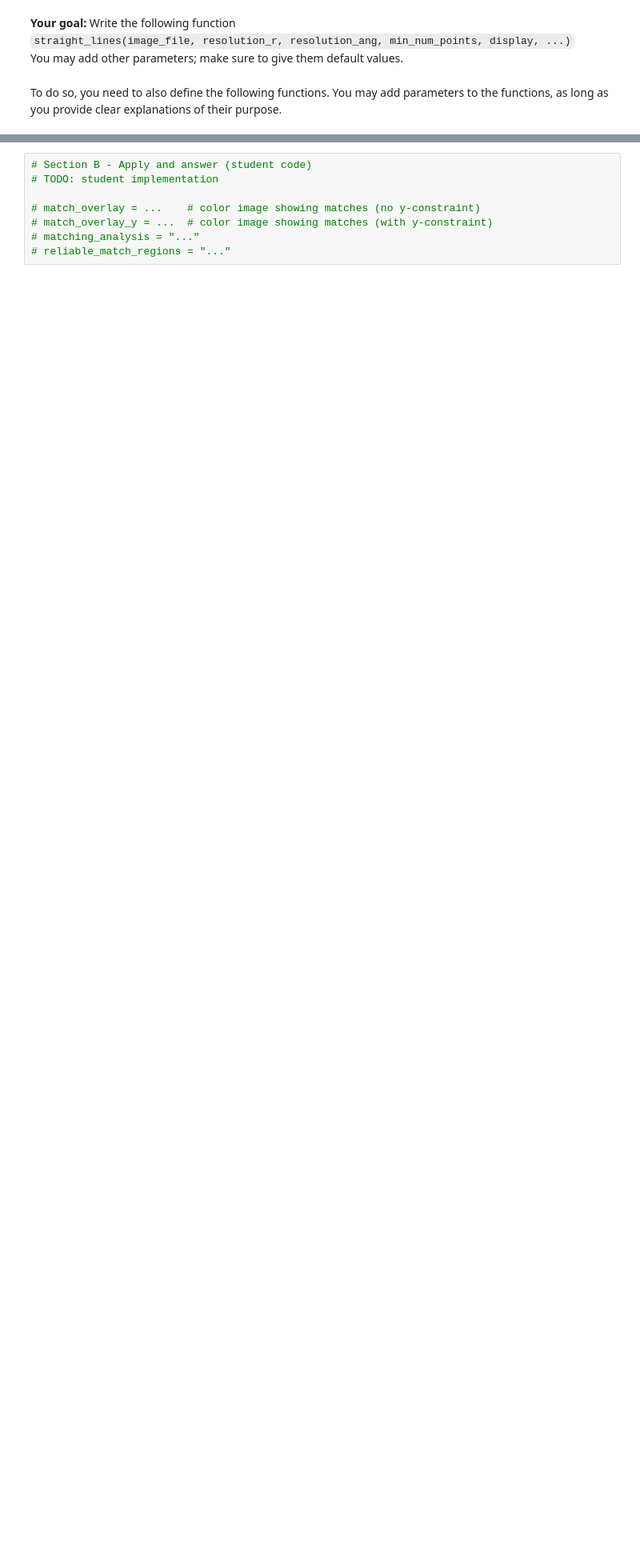
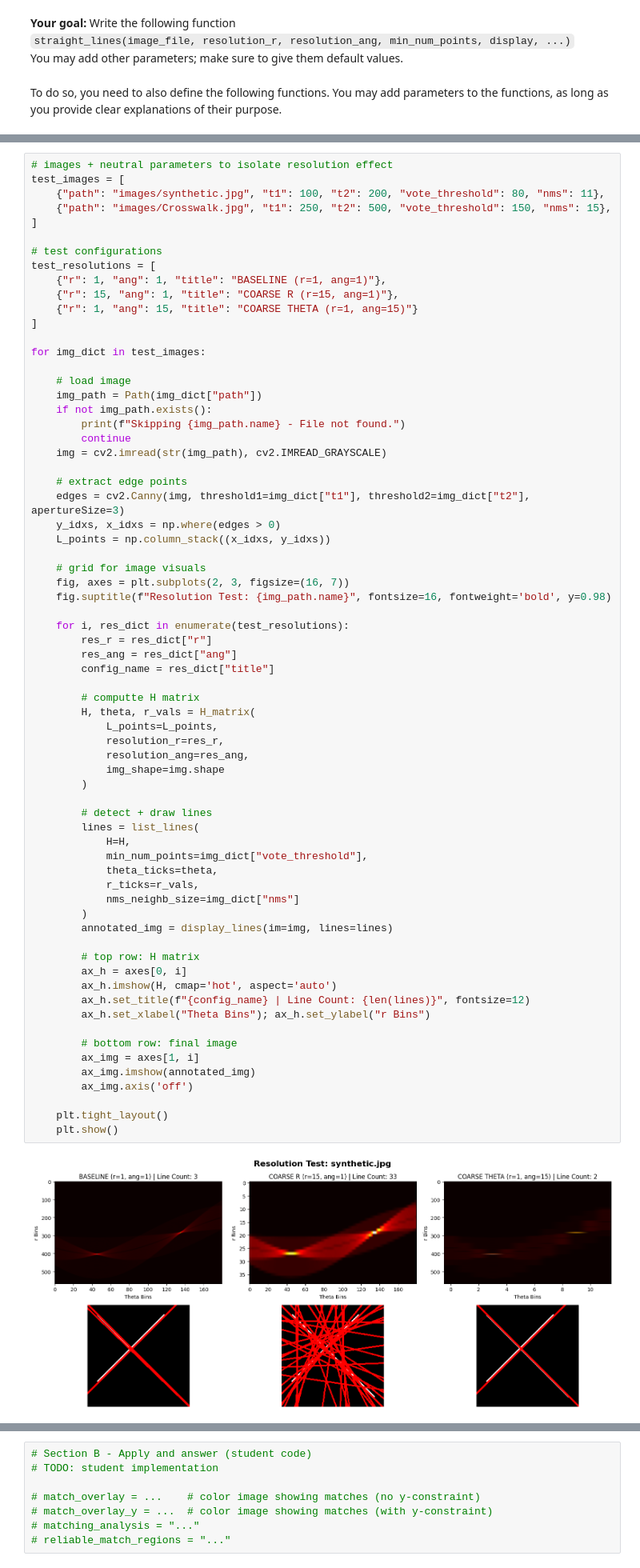
Before and after one commit to shaytanne/runi-cv-hw, a Jupyter notebook: hw2/hw2_ID_ID.ipynb, the cells around one changed output, grey strips where cells are left out. Shown at 80% size. Cells and saved outputs as stored; diff of their text form; blank space fills up the shorter version.

```diff
--- a/hw2/hw2_ID_ID.ipynb
+++ b/hw2/hw2_ID_ID.ipynb
@@ -402,0 +412,70 @@ lines_road, lines_on_road_overlay = straight_lines(
+# %%
+# images + neutral parameters to isolate resolution effect
+test_images = [
+    {"path": "images/synthetic.jpg", "t1": 100, "t2": 200, "vote_threshold": 80, "nms": 11},
+    {"path": "images/Crosswalk.jpg", "t1": 250, "t2": 500, "vote_threshold": 150, "nms": 15},
+]
+
+# test configurations
+test_resolutions = [
+    {"r": 1, "ang": 1, "title": "BASELINE (r=1, ang=1)"},
+    {"r": 15, "ang": 1, "title": "COARSE R (r=15, ang=1)"},
+    {"r": 1, "ang": 15, "title": "COARSE THETA (r=1, ang=15)"}
+]
+
+for img_dict in test_images:
+
+    # load image
+    img_path = Path(img_dict["path"])
+    if not img_path.exists():
+        print(f"Skipping {img_path.name} - File not found.")
+        continue
+    img = cv2.imread(str(img_path), cv2.IMREAD_GRAYSCALE)
+
+    # extract edge points
+    edges = cv2.Canny(img, threshold1=img_dict["t1"], threshold2=img_dict["t2"], apertureSize=3)
+    y_idxs, x_idxs = np.where(edges > 0)
+    L_points = np.column_stack((x_idxs, y_idxs))
+
+    # grid for image visuals
+    fig, axes = plt.subplots(2, 3, figsize=(16, 7))
+    fig.suptitle(f"Resolution Test: {img_path.name}", fontsize=16, fontweight='bold', y=0.98)
+
+    for i, res_dict in enumerate(test_resolutions):
+        res_r = res_dict["r"]
+        res_ang = res_dict["ang"]
+        config_name = res_dict["title"]
+
+        # computte H matrix
+        H, theta, r_vals = H_matrix(
+            L_points=L_points,
+            resolution_r=res_r,
+            resolution_ang=res_ang,
+            img_shape=img.shape
+        )
+
+        # detect + draw lines
+        lines = list_lines(
+            H=H,
+            min_num_points=img_dict["vote_threshold"],
+            theta_ticks=theta,
+            r_ticks=r_vals,
+            nms_neighb_size=img_dict["nms"]
+        )
+        annotated_img = display_lines(im=img, lines=lines)
+
+        # top row: H matrix
+        ax_h = axes[0, i]
+        ax_h.imshow(H, cmap='hot', aspect='auto')
+        ax_h.set_title(f"{config_name} | Line Count: {len(lines)}", fontsize=12)
+        ax_h.set_xlabel("Theta Bins"); ax_h.set_ylabel("r Bins")
+
+        # bottom row: final image
+        ax_img = axes[1, i]
+        ax_img.imshow(annotated_img)
+        ax_img.axis('off')
+
+    plt.tight_layout()
+    plt.show()
+# %% [output]
+[figure, added]
```
Also changed, not shown: parts of 18 cells of this notebook, 1 other file.
